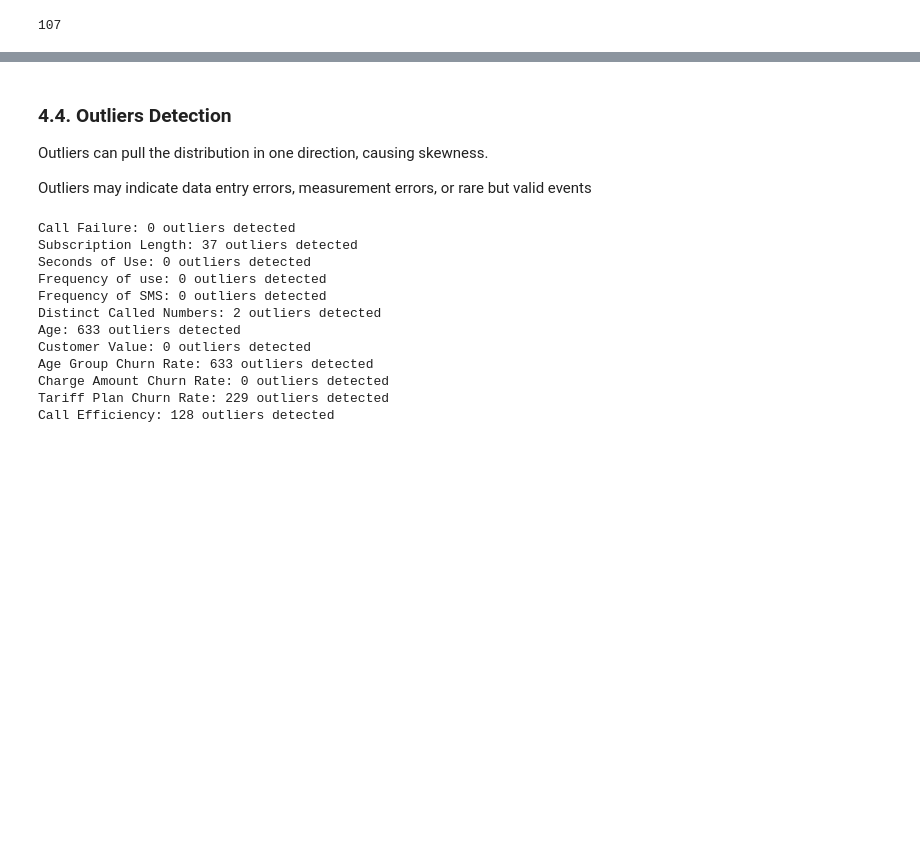
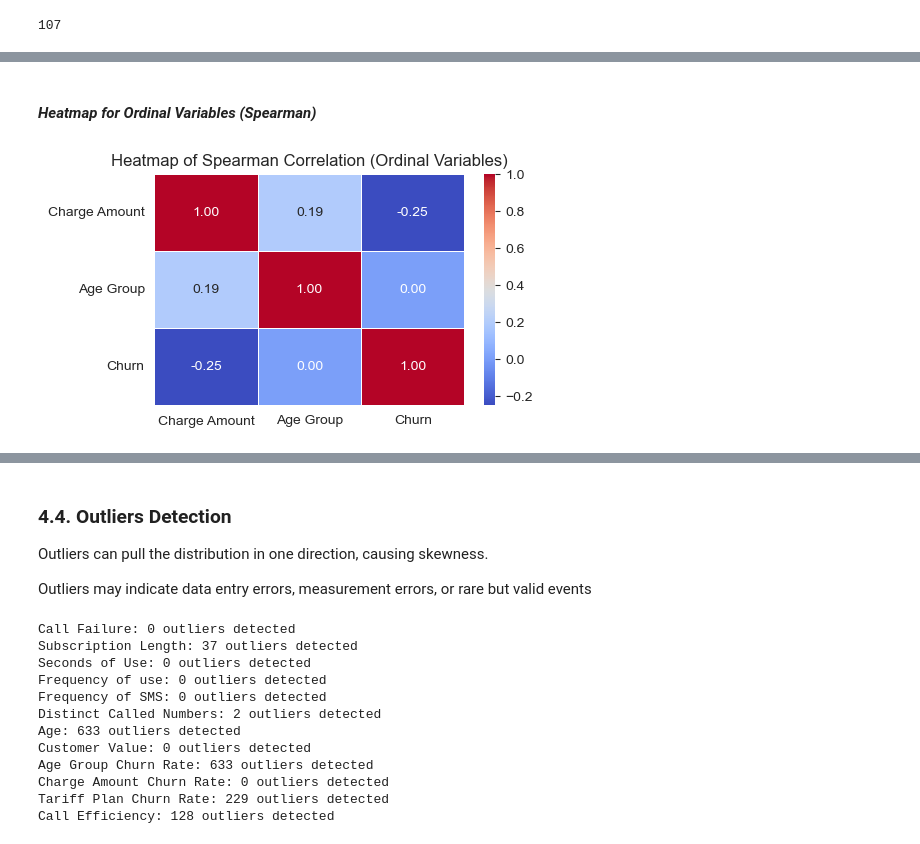
Before and after one commit to Miracle-Bassey/TelecomChurnModel, a Jupyter notebook: notebook/EDA.ipynb, the cells around one changed output, grey strips where cells are left out. Saved outputs shown, nothing was run; the diff lists cells and outputs as text; code cells hidden in the pictures; blank space fills up the shorter version.

```diff
--- a/notebook/EDA.ipynb
+++ b/notebook/EDA.ipynb
@@ -1156,0 +1018,9 @@ memory usage: 423.0 KB
+# %% [markdown]
+#### *Heatmap for Ordinal Variables (Spearman)*
+# %%
+plt.figure(figsize=(5, 3))
+sns.heatmap(correlation_results['Spearman'], annot=True, cmap='coolwarm', fmt=".2f", linewidths=0.5)
+plt.title("Heatmap of Spearman Correlation (Ordinal Variables)")
+plt.show()
+# %% [output]
+[figure, added]
```
Also changed, not shown: parts of 86 cells of this notebook, 7 other files.
